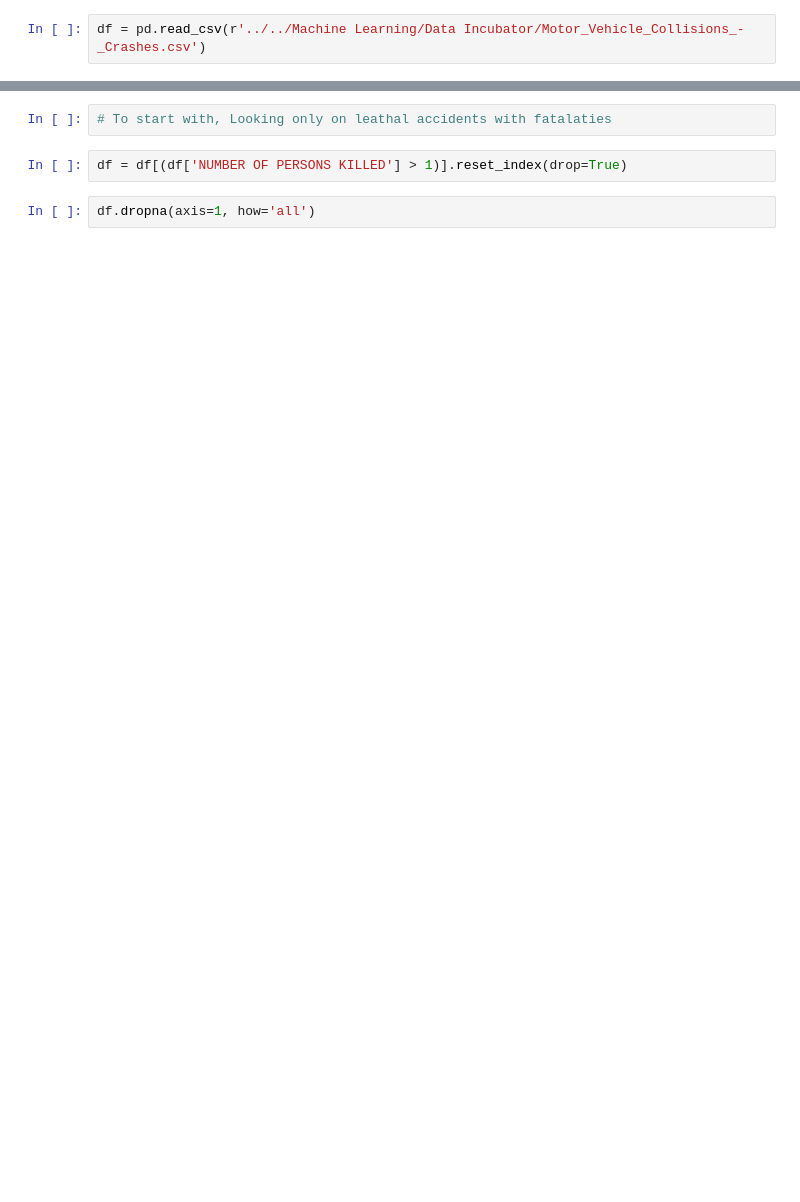
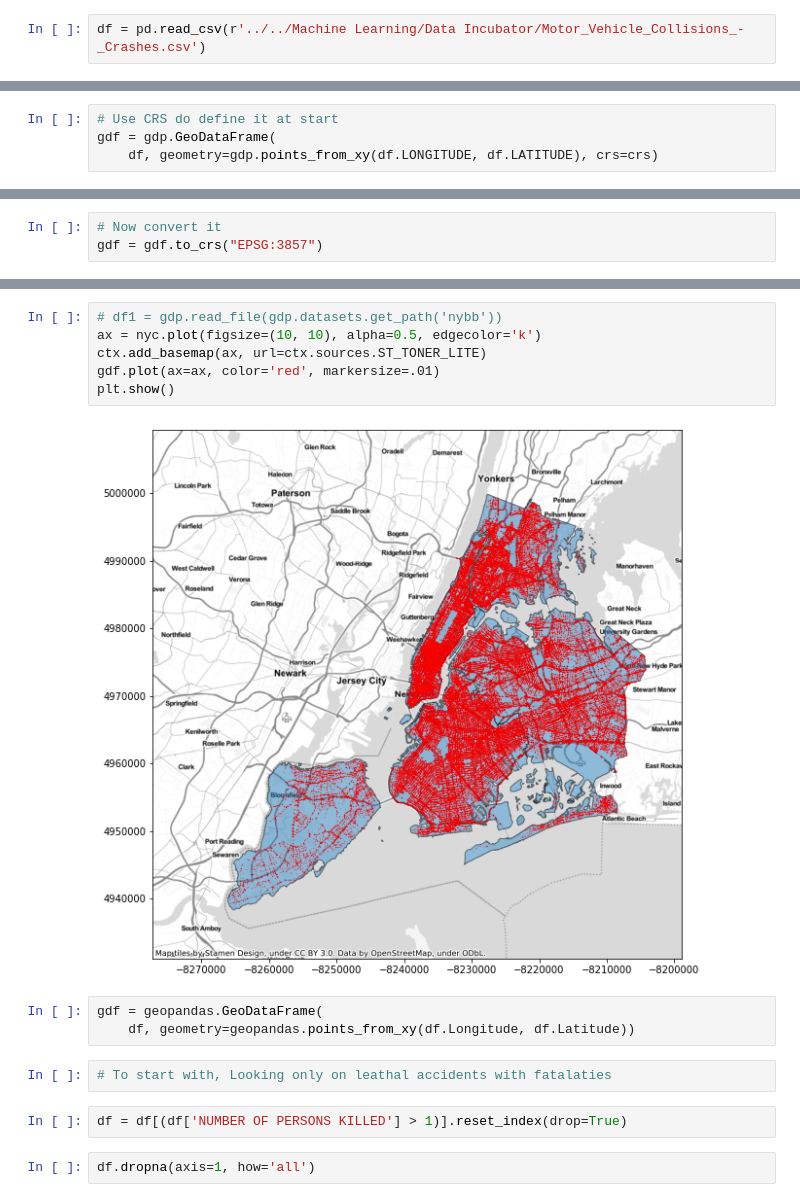
Before and after one commit to felixilie/nyc-motor-vehicle-collision, a Jupyter notebook: generate_plot1.ipynb, the cells around one changed output, grey strips where cells are left out. Cells and saved outputs as stored; diff of their text form; blank space fills up the shorter version.

```diff
--- a/generate_plot1.ipynb
+++ b/generate_plot1.ipynb
@@ -28,0 +89,4 @@ df
+# %%
+# Use CRS do define it at start
+gdf = gdp.GeoDataFrame(
+    df, geometry=gdp.points_from_xy(df.LONGITUDE, df.LATITUDE), crs=crs)
@@ -28,0 +117,3 @@ df
+# %%
+# Now convert it
+gdf = gdf.to_crs("EPSG:3857")
@@ -29,3 +183,14 @@ df
+# %%
+# df1 = gdp.read_file(gdp.datasets.get_path('nybb'))
+ax = nyc.plot(figsize=(10, 10), alpha=0.5, edgecolor='k')
+ctx.add_basemap(ax, url=ctx.sources.ST_TONER_LITE)
+gdf.plot(ax=ax, color='red', markersize=.01)
+plt.show()
+# %% [output]
+[figure, added]
+# %%
+gdf = geopandas.GeoDataFrame(
+    df, geometry=geopandas.points_from_xy(df.Longitude, df.Latitude))
 # %%
 # To start with, Looking only on leathal accidents with fatalaties
 # %%
```
Also changed, not shown: parts of 22 cells of this notebook, 1 other file.
